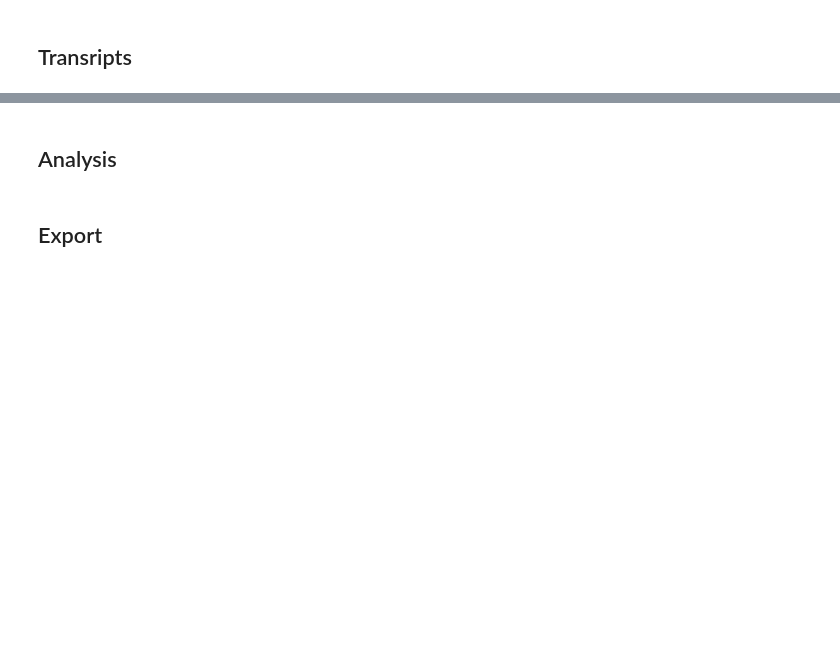
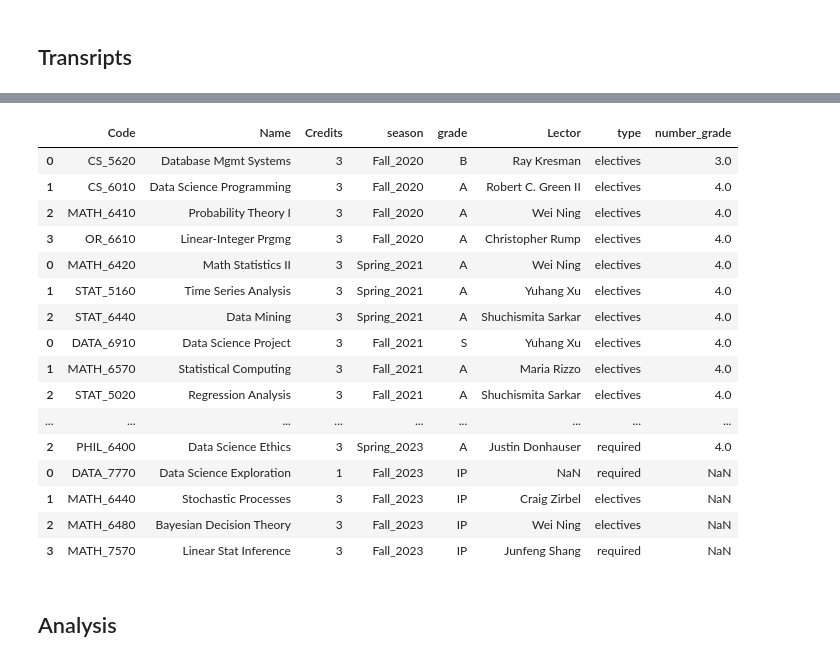
Before and after one commit to alexey-luchinsky/BGcourses, a Jupyter notebook: python/courses_progress.ipynb, the cells around one changed output, grey strips where cells are left out. Drawn from its saved outputs; the diff is of its cells as text; code cells hidden in the pictures; blank space fills up the shorter version.

Commit message:
better creation of the data csv file

```diff
--- a/python/courses_progress.ipynb
+++ b/python/courses_progress.ipynb
@@ -77,0 +69,5 @@ req=parse_transcript(dat, "Fall_2023", old_req=req)
+# %%
+df = pd.DataFrame()
+for D in grades:
+    df = pd.concat([df, parse_transcript(D["data"], season=D["season"])])
+df
@@ -77,0 +92,55 @@ req=parse_transcript(dat, "Fall_2023", old_req=req)
+# %%
+lectot_dict = {
+"OR_6610":"Christopher Rump",
+"STAT_6440":"Shuchismita Sarkar",
+"CS_6010":"Robert C. Green II",
+"CS_7300":"Qing Tian",
+"MATH_6490":"Junfeng Shang",
+"CS_5630":"Qing Tian",
+"STAT_7440":"Trent D. Buskirk",
+"PHIL_6400":"Justin Donhauser",
+"CS_5620":"Ray Kresman",
+"MATH_6410":"Wei Ning",
+"MATH_6420":"Wei Ning",
+"STAT_5160":"Yuhang Xu",
+"MATH_6570":"Maria Rizzo",
+"STAT_5020":"Shuchismita Sarkar",
+"DATA_6910":"Yuhang Xu",
+"CS_6500":"Shuteng Niu",
+"MATH_7590":"Hanfeng Chen",
+"MATH_6820":"Craig Zirbel",
+"CS_5170":"Robert C. Green II",
+"MATH_6440":"Craig Zirbel",
+"MATH_6480":"Wei Ning",
+"MATH_7570":"Junfeng Shang",
+}
+df["Lector"] = df["Code"].map(lectot_dict)
+# %%
+required_courses = ['CS_6260', 'CS_7200', 'CS_6500', 'CS_7300', 'MATH_7550',
+       'MATH_7560', 'MATH_7570', 'MATH_7590', 'DATA_7770', 'DATA_7780',
+       'PHIL_6400', 'STAT_7440', 'XXXX_XXXX', 'DATA_7890', 'DATA_7930']
+df["type"]="electives"
+df.loc[df["Code"].isin(required_courses), "type"] = "required"
+# %%
+grade_dict = {"A":4,"B":3,"C":2, "D":1,"F":0,"S":4}
+df["number_grade"] = df["grade"].map(grade_dict)
+# %%
+df
+# %% [output]
+|  | Code | Name | Credits | season | grade | Lector | type | number_grade |
+| 0 | CS_5620 | Database Mgmt Systems | 3 | Fall_2020 | B | Ray Kresman | electives | 3.0 |
+| 1 | CS_6010 | Data Science Programming | 3 | Fall_2020 | A | Robert C. Green II | electives | 4.0 |
+| 2 | MATH_6410 | Probability Theory I | 3 | Fall_2020 | A | Wei Ning | electives | 4.0 |
+| 3 | OR_6610 | Linear-Integer Prgmg | 3 | Fall_2020 | A | Christopher Rump | electives | 4.0 |
+| 0 | MATH_6420 | Math Statistics II | 3 | Spring_2021 | A | Wei Ning | electives | 4.0 |
+| 1 | STAT_5160 | Time Series Analysis | 3 | Spring_2021 | A | Yuhang Xu | electives | 4.0 |
+| 2 | STAT_6440 | Data Mining | 3 | Spring_2021 | A | Shuchismita Sarkar | electives | 4.0 |
+| 0 | DATA_6910 | Data Science Project | 3 | Fall_2021 | S | Yuhang Xu | electives | 4.0 |
+| 1 | MATH_6570 | Statistical Computing | 3 | Fall_2021 | A | Maria Rizzo | electives | 4.0 |
+| 2 | STAT_5020 | Regression Analysis | 3 | Fall_2021 | A | Shuchismita Sarkar | electives | 4.0 |
+| ... | ... | ... | ... | ... | ... | ... | ... | ... |
+| 2 | PHIL_6400 | Data Science Ethics | 3 | Spring_2023 | A | Justin Donhauser | required | 4.0 |
+| 0 | DATA_7770 | Data Science Exploration | 1 | Fall_2023 | IP | NaN | required | NaN |
+| 1 | MATH_6440 | Stochastic Processes | 3 | Fall_2023 | IP | Craig Zirbel | electives | NaN |
+| 2 | MATH_6480 | Bayesian Decision Theory | 3 | Fall_2023 | IP | Wei Ning | electives | NaN |
+| 3 | MATH_7570 | Linear Stat Inference | 3 | Fall_2023 | IP | Junfeng Shang | required | NaN |
@@ -84,2 +150,0 @@ phd_grade_columns = grade_columns[3:]
-# %% [markdown]
-## Export
```
Also changed, not shown: parts of 33 cells of this notebook, 4 other files.
